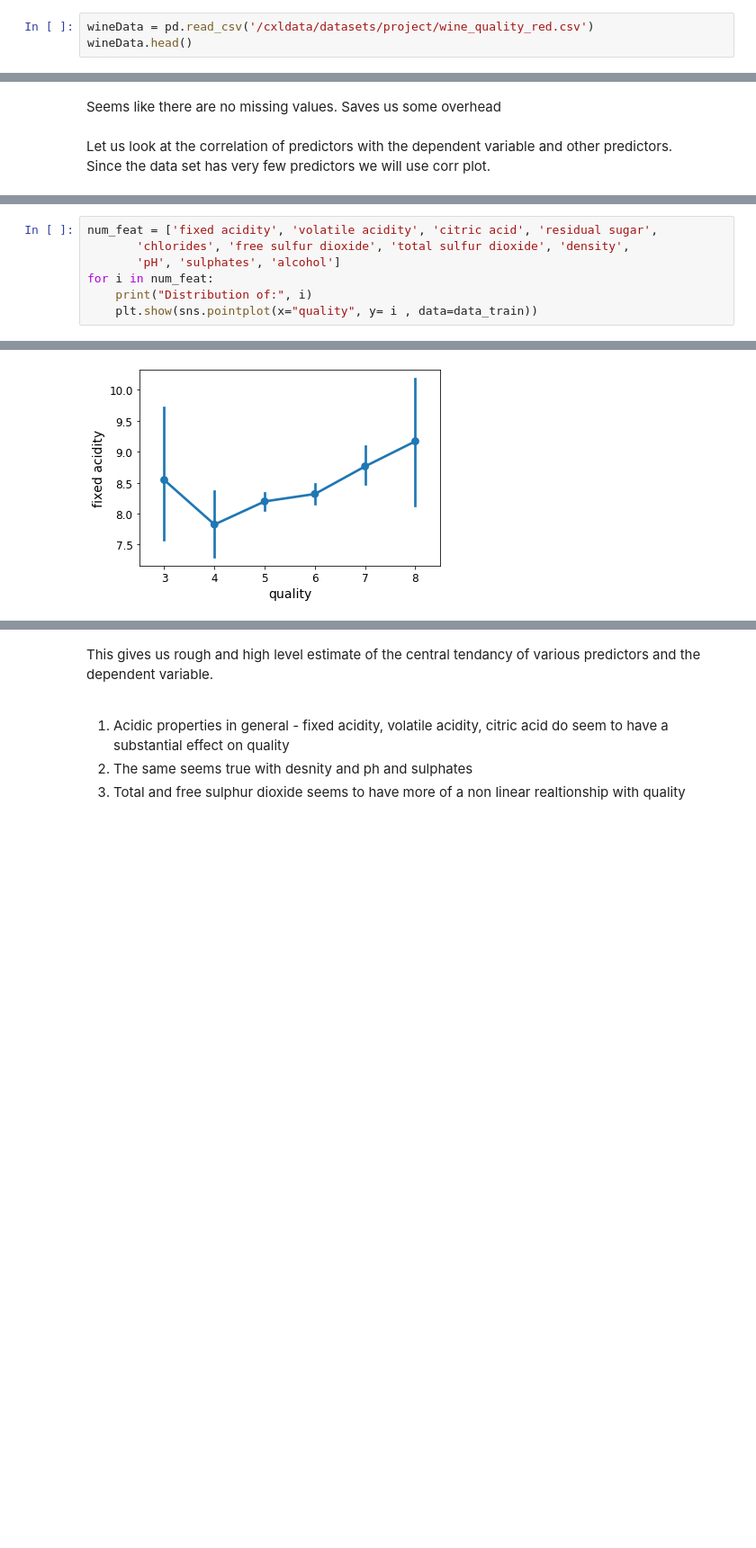
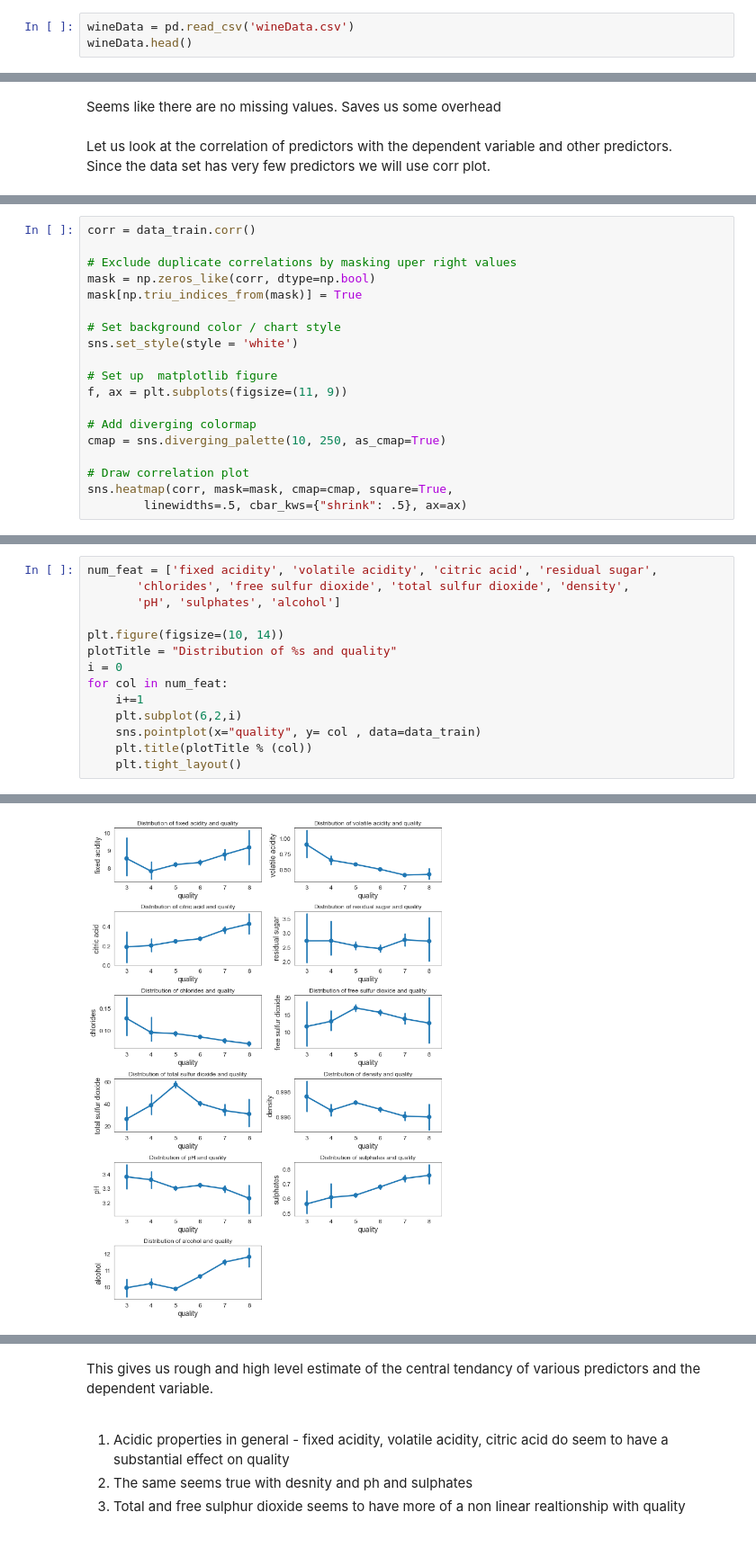
Before and after one commit to silvaaron/ML-Practice, a Jupyter notebook: Estimating wine quality/End to End Project - Estimate wine quality.ipynb, the cells around one changed output, grey strips where cells are left out. Shown: that part at 90% size. Saved outputs shown, nothing was run; the diff lists cells and outputs as text; blank space fills up the shorter version.

```diff
--- a/Estimating wine quality/End to End Project - Estimate wine quality.ipynb
+++ b/Estimating wine quality/End to End Project - Estimate wine quality.ipynb
@@ -75,7 +75,7 @@ from sklearn.metrics import mean_squared_error
 **Import / load data**<br>
 Check basic details, such as head, shape, features, data types etc
 # %%
-wineData = pd.read_csv('/cxldata/datasets/project/wine_quality_red.csv')
+wineData = pd.read_csv('wineData.csv')
 wineData.head()
 # %% [output]
 |  | fixed acidity | volatile acidity | citric acid | residual sugar | chlorides | free sulfur dioxide | ... |
@@ -188,0 +189,19 @@ Let us try to look at how the mean of the predictors are distributed wrt quality
+# %%
+corr = data_train.corr()
+
+# Exclude duplicate correlations by masking uper right values
+mask = np.zeros_like(corr, dtype=np.bool)
+mask[np.triu_indices_from(mask)] = True
+
+# Set background color / chart style
+sns.set_style(style = 'white')
+
+# Set up  matplotlib figure
+f, ax = plt.subplots(figsize=(11, 9))
+
+# Add diverging colormap
+cmap = sns.diverging_palette(10, 250, as_cmap=True)
+
+# Draw correlation plot
+sns.heatmap(corr, mask=mask, cmap=cmap, square=True,
+        linewidths=.5, cbar_kws={"shrink": .5}, ax=ax)
@@ -190,7 +322,14 @@ Let us try to look at how the mean of the predictors are distributed wrt quality
 num_feat = ['fixed acidity', 'volatile acidity', 'citric acid', 'residual sugar',
        'chlorides', 'free sulfur dioxide', 'total sulfur dioxide', 'density',
        'pH', 'sulphates', 'alcohol']
-for i in num_feat:
-    print("Distribution of:", i)
-    plt.show(sns.pointplot(x="quality", y= i , data=data_train))
+
+plt.figure(figsize=(10, 14))
+plotTitle = "Distribution of %s and quality"
+i = 0
+for col in num_feat:
+    i+=1
+    plt.subplot(6,2,i)
+    sns.pointplot(x="quality", y= col , data=data_train)
+    plt.title(plotTitle % (col))
+    plt.tight_layout()
 # %% [output]
@@ -198 +336 @@ Distribution of: fixed acidity
-[figure, old version]
+[figure, new version]
```
Also changed, not shown: parts of 93 cells of this notebook, 3 other files.
